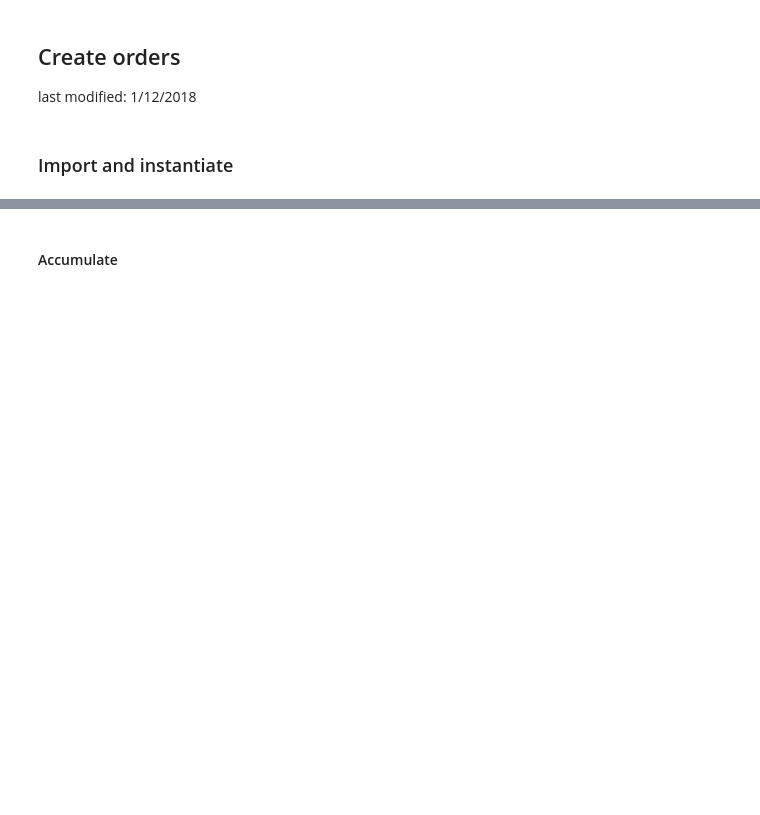
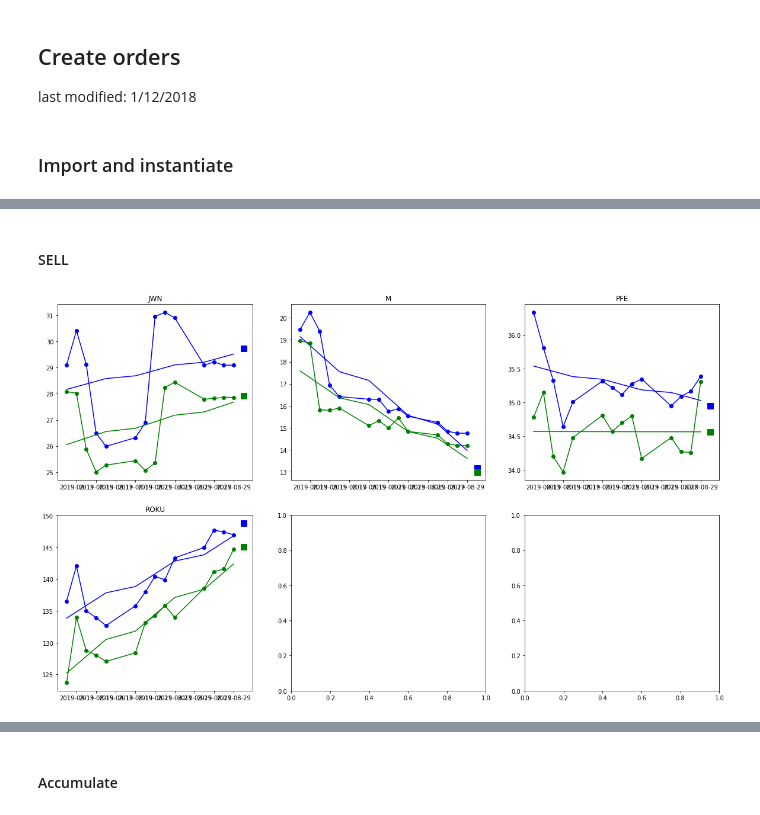
Before and after one commit to brentjm/zipline, a Jupyter notebook: notebooks/Trade Execution.ipynb, the cells around one changed output, grey strips where cells are left out. Saved outputs shown, nothing was run; the diff lists cells and outputs as text; code cells hidden in the pictures; blank space fills up the shorter version.

```diff
--- a/notebooks/Trade Execution.ipynb
+++ b/notebooks/Trade Execution.ipynb
@@ -119 +169,8 @@ ib_api.create_bracket_orders(orders)
 ib_api.place_all_orders()
+# %% [markdown]
+#### SELL
+# %%
+symbols = "ROKU, JWN, M, PFE".split((", "))
+bracket_orders = volatility_orders(symbols=symbols, bars=None, instruction="SELL", make_plots=True)
+# %% [output]
+[figure, added]
```
Also changed, not shown: parts of 17 cells of this notebook, 2 other files.
